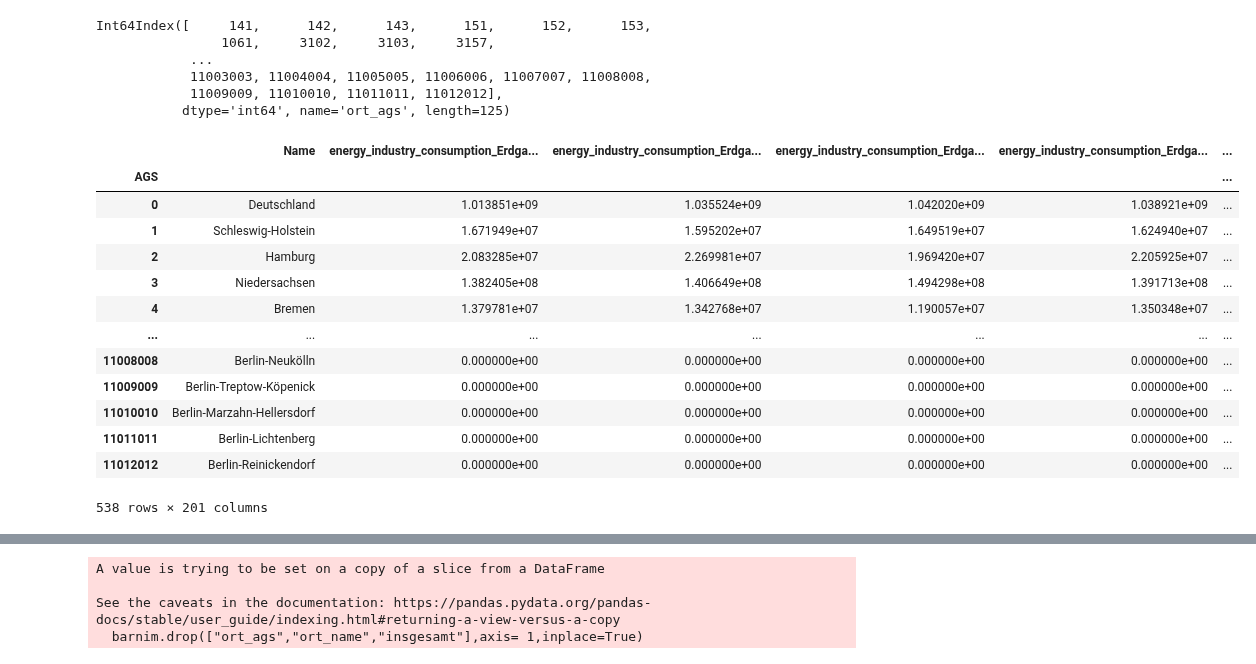
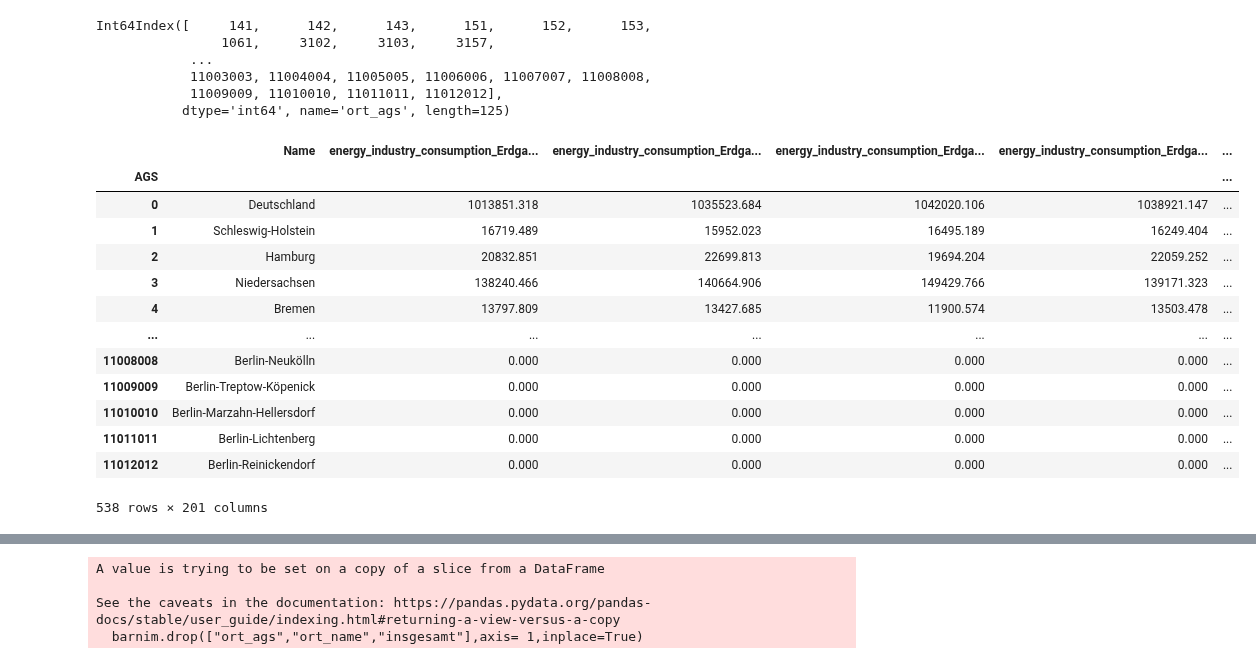
Before and after one commit to uclab-potsdam/klimataz, a Jupyter notebook: data/energy/final_data_landkreise_energy_industryenergyconsumption.ipynb, the cells around one changed output, grey strips where cells are left out. Drawn from its saved outputs; the diff is of its cells as text; code cells hidden in the pictures.

```diff
--- a/data/energy/final_data_landkreise_energy_industryenergyconsumption.ipynb
+++ b/data/energy/final_data_landkreise_energy_industryenergyconsumption.ipynb
@@ -135,45 +135,45 @@ piv_df.columns = piv_df.columns.map('_'.join)
 #prepend all columns with indicator name
 piv_df=piv_df.add_prefix('energy_industry_consumption_')
 
 #reset index to recreate AGS and Name columns
 piv_df.reset_index(inplace=True)
 
 #rename regional id and name and strip whitespace from Name column
 piv_df.rename(columns={'ort_name':'Name','ort_ags':'AGS'},inplace=True)
 piv_df['Name']=piv_df['Name'].str.strip()
 piv_df['AGS']=pd.to_numeric(piv_df['AGS'])
 
 #store if AGS has only secret data
 piv_df['energy_industry_consumption_has_regional_data'] = True
 piv_df.loc[piv_df['AGS'].isin(without_data), 'energy_industry_consumption_has_regional_data'] = False
 
 #set AGS as index
 piv_df.set_index('AGS',inplace=True)
 piv_df.sort_index(inplace=True)
 
 ##tsd mjoule to tjoule (1000*10^-6=0.001)
 cols = [col for col in piv_df.columns if not "Anteil" in col]
 mask = piv_df[cols].columns.difference(["Name","Unit",'energy_industry_consumption_has_regional_data'])
-#piv_df[mask] = piv_df[mask].applymap(lambda x: x*0.001)
+piv_df[mask] = piv_df[mask].applymap(lambda x: x*0.001)
 
 #unit of measure
 piv_df["Unit"] = "TJoule"
 
 piv_df
 # %% [output]
 |  | Name | energy_industry_consumption_Erdga... | energy_industry_consumption_Erdga... | energy_industry_consumption_Erdga... | energy_industry_consumption_Erdga... | ... |
 | AGS |  |  |  |  |  | ... |
-| 0 | Deutschland | 1.013851e+09 | 1.035524e+09 | 1.042020e+09 | 1.038921e+09 | ... |
-| 1 | Schleswig-Holstein | 1.671949e+07 | 1.595202e+07 | 1.649519e+07 | 1.624940e+07 | ... |
-| 2 | Hamburg | 2.083285e+07 | 2.269981e+07 | 1.969420e+07 | 2.205925e+07 | ... |
-| 3 | Niedersachsen | 1.382405e+08 | 1.406649e+08 | 1.494298e+08 | 1.391713e+08 | ... |
-| 4 | Bremen | 1.379781e+07 | 1.342768e+07 | 1.190057e+07 | 1.350348e+07 | ... |
+| 0 | Deutschland | 1013851.318 | 1035523.684 | 1042020.106 | 1038921.147 | ... |
+| 1 | Schleswig-Holstein | 16719.489 | 15952.023 | 16495.189 | 16249.404 | ... |
+| 2 | Hamburg | 20832.851 | 22699.813 | 19694.204 | 22059.252 | ... |
+| 3 | Niedersachsen | 138240.466 | 140664.906 | 149429.766 | 139171.323 | ... |
+| 4 | Bremen | 13797.809 | 13427.685 | 11900.574 | 13503.478 | ... |
 | ... | ... | ... | ... | ... | ... | ... |
-| 11008008 | Berlin-Neukölln | 0.000000e+00 | 0.000000e+00 | 0.000000e+00 | 0.000000e+00 | ... |
-| 11009009 | Berlin-Treptow-Köpenick | 0.000000e+00 | 0.000000e+00 | 0.000000e+00 | 0.000000e+00 | ... |
-| 11010010 | Berlin-Marzahn-Hellersdorf | 0.000000e+00 | 0.000000e+00 | 0.000000e+00 | 0.000000e+00 | ... |
-| 11011011 | Berlin-Lichtenberg | 0.000000e+00 | 0.000000e+00 | 0.000000e+00 | 0.000000e+00 | ... |
-| 11012012 | Berlin-Reinickendorf | 0.000000e+00 | 0.000000e+00 | 0.000000e+00 | 0.000000e+00 | ... |
+| 11008008 | Berlin-Neukölln | 0.000 | 0.000 | 0.000 | 0.000 | ... |
+| 11009009 | Berlin-Treptow-Köpenick | 0.000 | 0.000 | 0.000 | 0.000 | ... |
+| 11010010 | Berlin-Marzahn-Hellersdorf | 0.000 | 0.000 | 0.000 | 0.000 | ... |
+| 11011011 | Berlin-Lichtenberg | 0.000 | 0.000 | 0.000 | 0.000 | ... |
+| 11012012 | Berlin-Reinickendorf | 0.000 | 0.000 | 0.000 | 0.000 | ... |
 538 rows × 201 columns
 # %%
 #save dataframe to file
```
Also changed, not shown: parts of 1 cell of this notebook, 4 other files.
